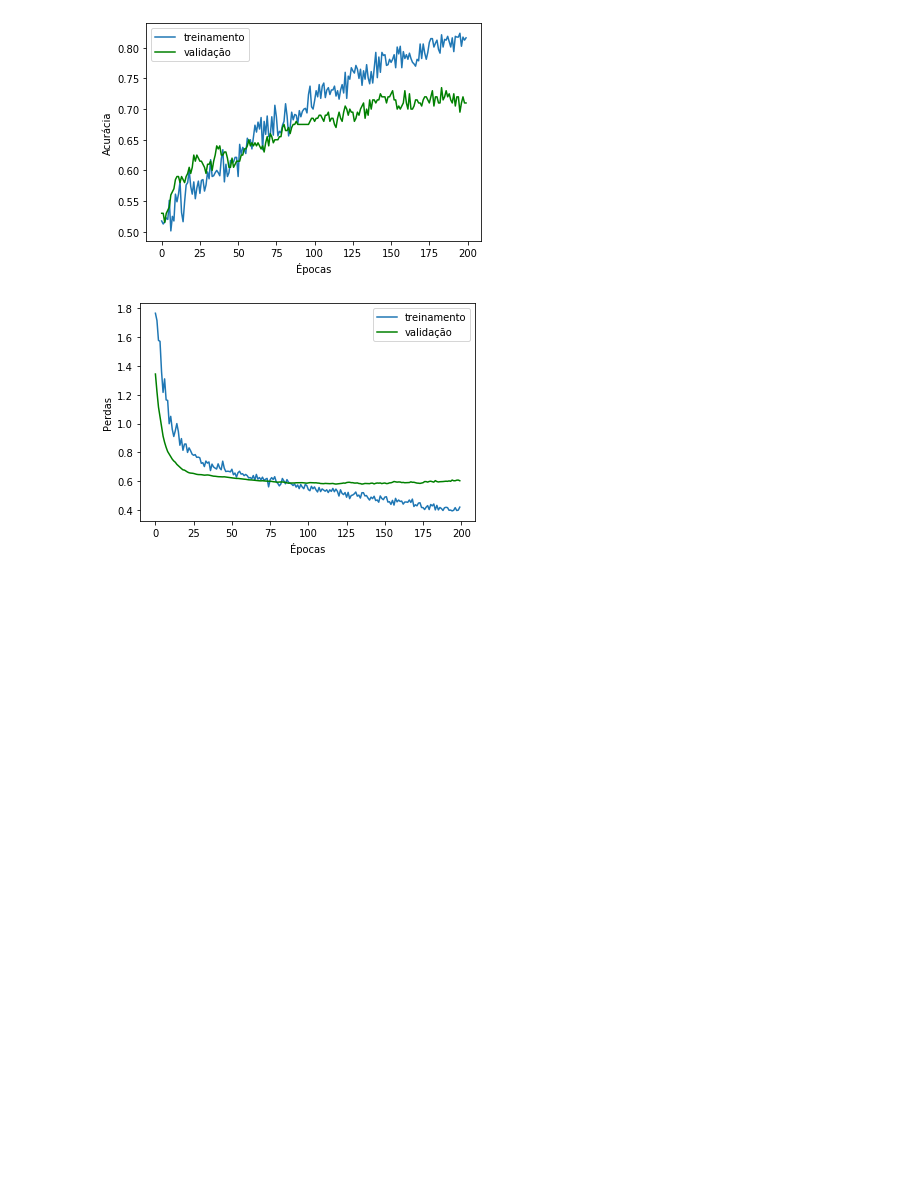
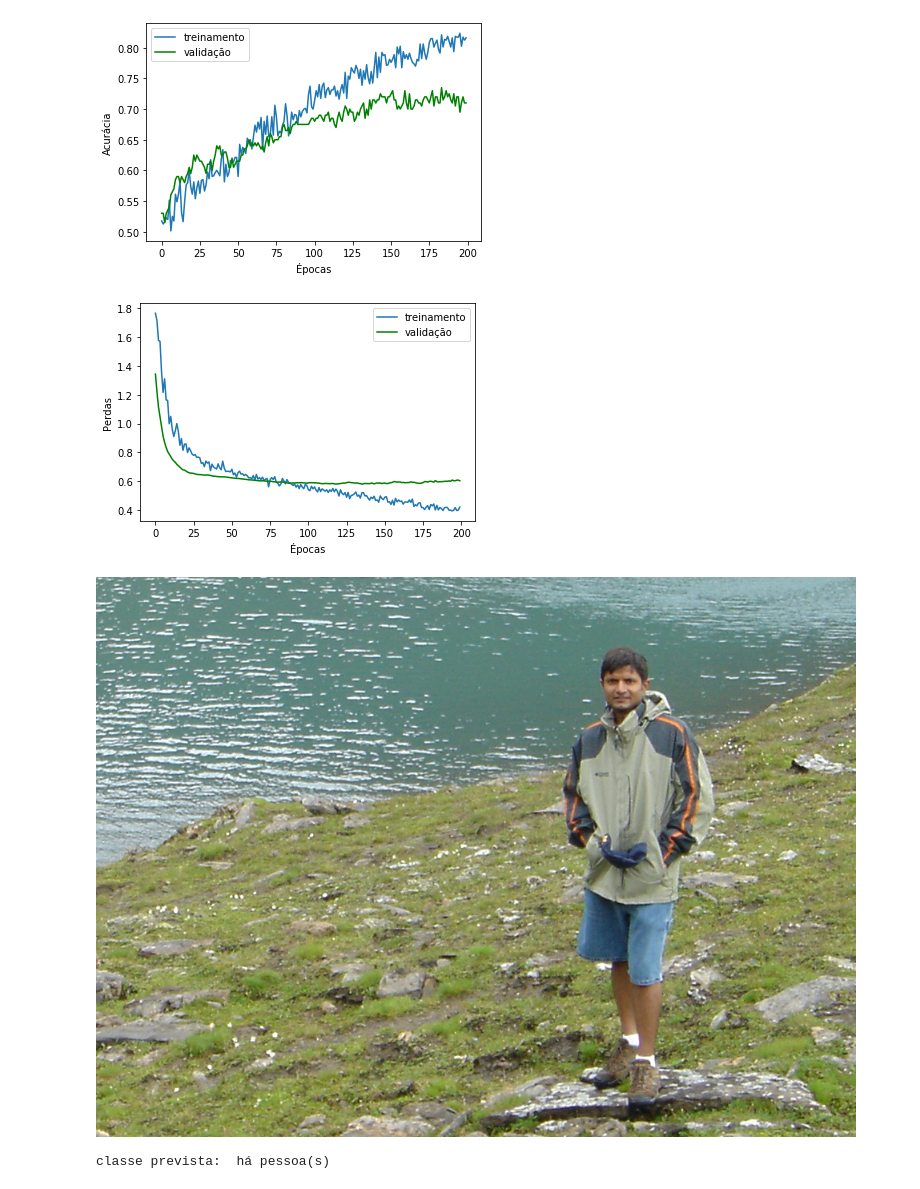
Before and after one commit to alura-cursos/Visao-Computacional-Classificacao, a Jupyter notebook: Detecção_de_imagens_com_pessoas.ipynb, the cells around one changed output. Drawn from its saved outputs; the diff is of its cells as text; code cells hidden in the pictures; blank space fills up the shorter version.

Commit message:
aula-3.4-analise_dos_resultados_parte_1

```diff
--- a/Detecção_de_imagens_com_pessoas.ipynb
+++ b/Detecção_de_imagens_com_pessoas.ipynb
@@ -244,3 +244,12 @@ Acurácia Treinamento 0.8162499964237213
 Acurácia Validação 0.7099999934434891
 [figure]
 [figure]
+# %%
+nome_classes = {1:'há pessoa(s)', 0:'não há pessoa'}
+def mlp_classificar(img_caminho):
+
+    img_descritores = Descritor.get_SIFT_descritores(img_caminho)
+    vetor_caracteristicas = img_representacao.histograma_de_frequencia(img_descritores)
+
+    classe_prevista = mlp_model.predict_classes(np.expand_dims(vetor_caracteristicas,axis=0))
+    print('\nclasse prevista: ', nome_classes[classe_prevista[0][0]],'\n')
@@ -246,0 +258,8 @@ Acurácia Validação 0.7099999934434891
+# %%
+imagem = cv2.imread('Aula/Teste/positivos/crop_000016.png')
+cv2_imshow(imagem)
+
+mlp_classificar('Aula/Teste/positivos/crop_000016.png')
+# %% [output]
+[figure, added]
+classe prevista:  há pessoa(s)
```
Also changed, not shown: parts of 1 cell of this notebook.
